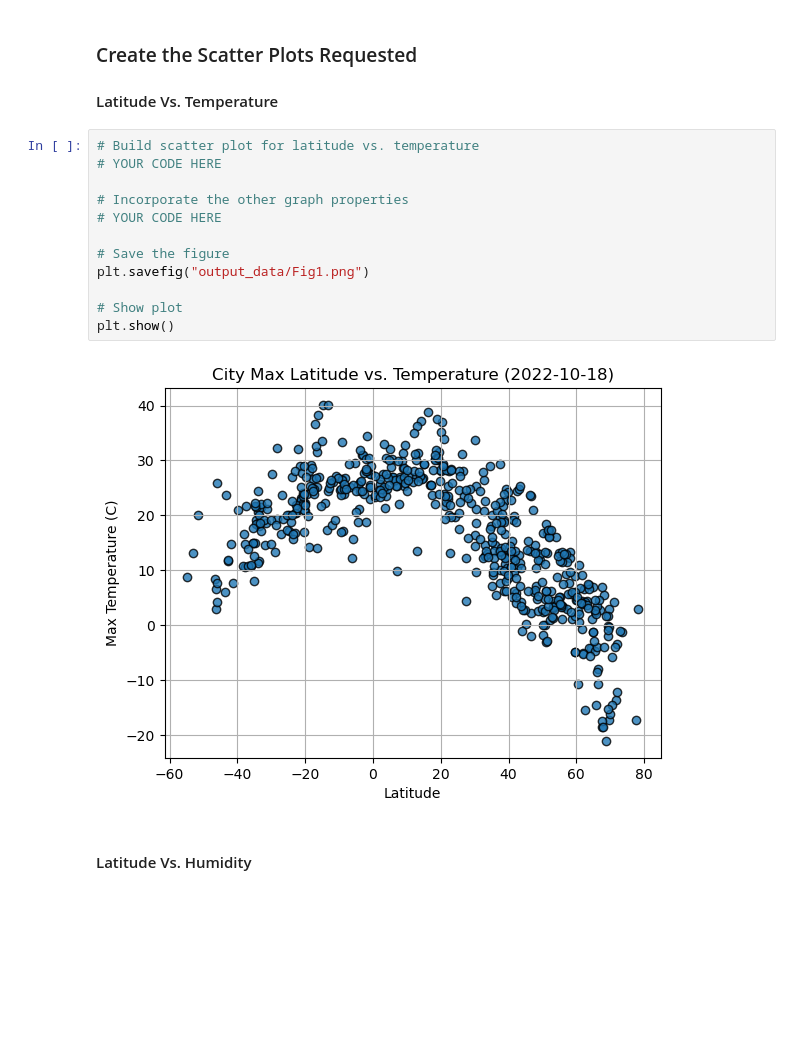
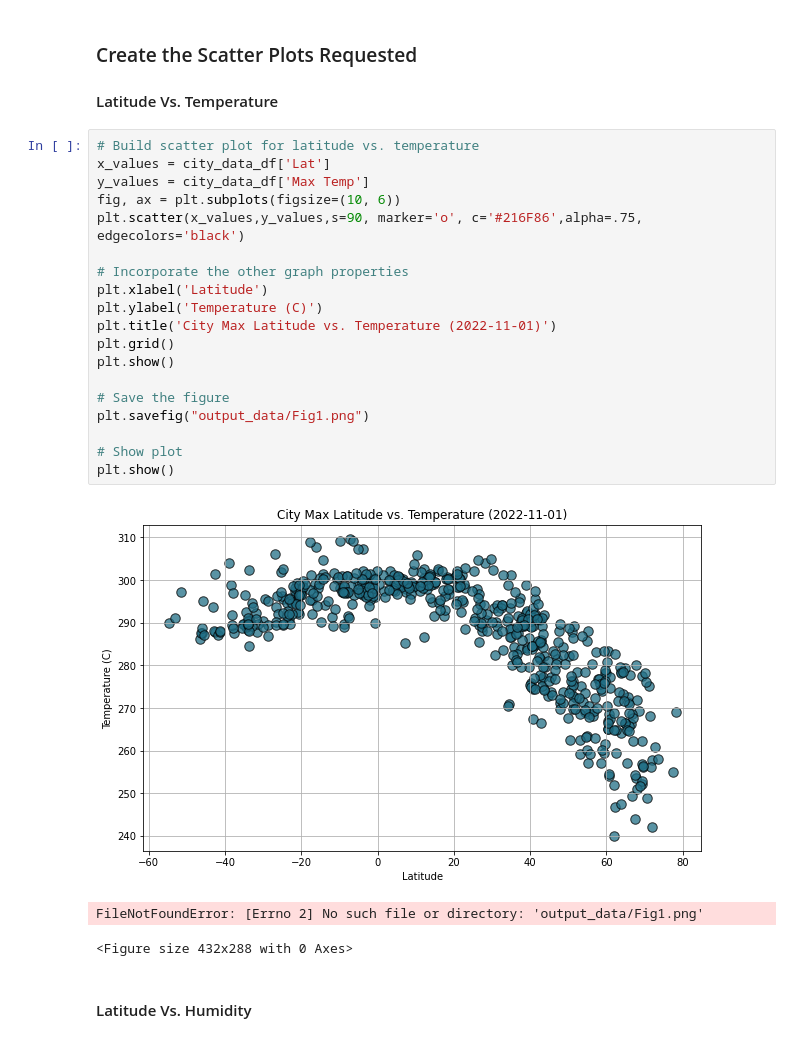
Before and after one commit to JustinBieberLake/python-api-challenge, a Jupyter notebook: WeatherPy/WeatherPy.ipynb, the cells around one changed output. Cells and saved outputs as stored; diff of their text form; blank space fills up the shorter version.

Commit message:
adding graphs

```diff
--- a/WeatherPy/WeatherPy.ipynb
+++ b/WeatherPy/WeatherPy.ipynb
@@ -191,18 +189,27 @@ city_data_df.head()
 #### Latitude Vs. Temperature
 # %%
 # Build scatter plot for latitude vs. temperature
-# YOUR CODE HERE
+x_values = city_data_df['Lat']
+y_values = city_data_df['Max Temp']
+fig, ax = plt.subplots(figsize=(10, 6))
+plt.scatter(x_values,y_values,s=90, marker='o', c='#216F86',alpha=.75, edgecolors='black')
 
 # Incorporate the other graph properties
-# YOUR CODE HERE
+plt.xlabel('Latitude')
+plt.ylabel('Temperature (C)')
+plt.title('City Max Latitude vs. Temperature (2022-11-01)')
+plt.grid()
+plt.show()
 
 # Save the figure
 plt.savefig("output_data/Fig1.png")
 
 # Show plot
 plt.show()
 # %% [output]
-[figure, old version]
+[figure, new version]
+FileNotFoundError: [Errno 2] No such file or directory: 'output_data/Fig1.png'
+<Figure size 432x288 with 0 Axes>
 # %% [markdown]
 #### Latitude Vs. Humidity
 # %%
```
Also changed, not shown: parts of 26 cells of this notebook.
